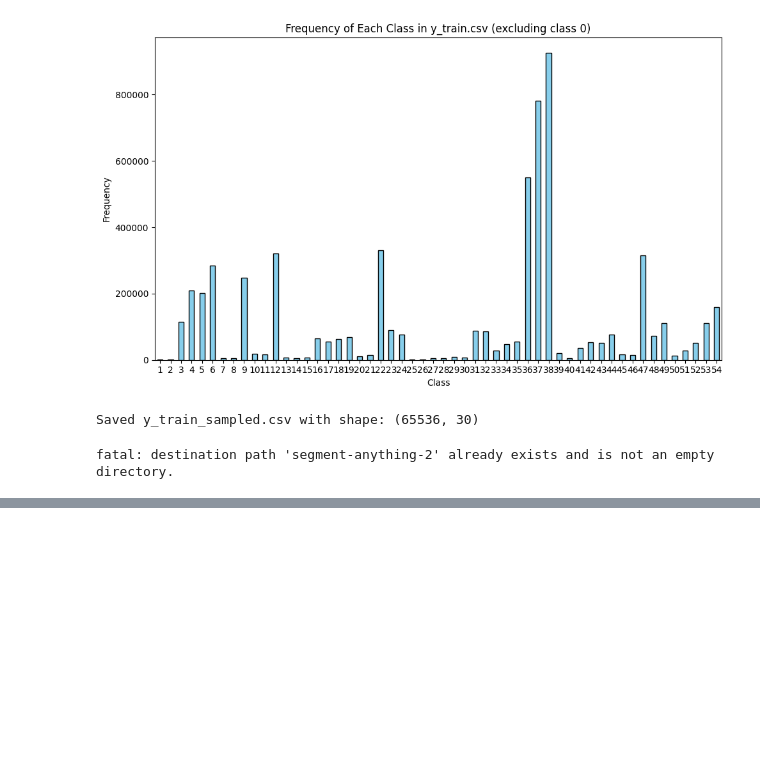
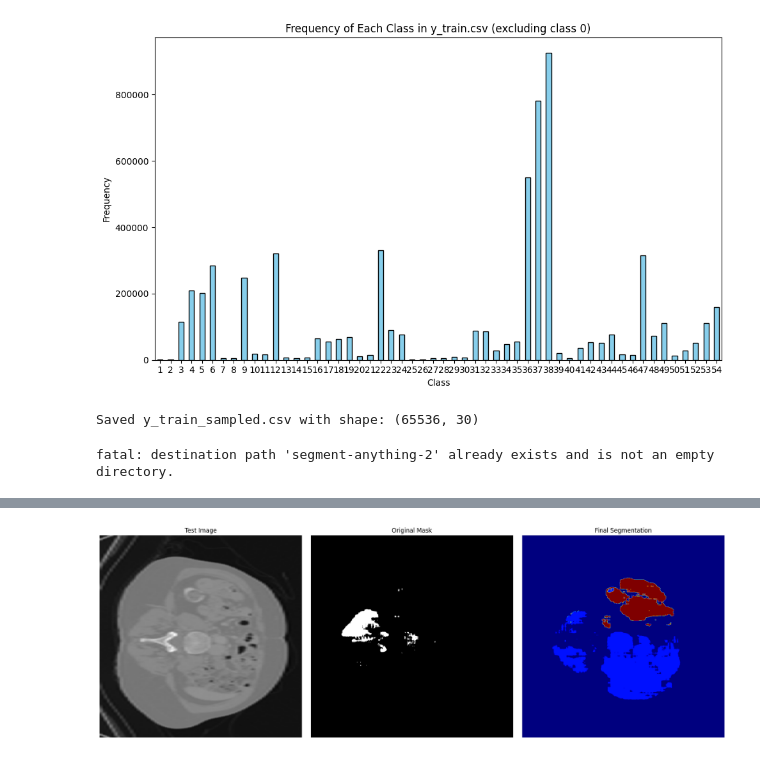
Before and after one commit to lukalafaye/Kaggle, a Jupyter notebook: ct-scan-segmentation.ipynb, the cells around one changed output, grey strips where cells are left out. Drawn from its saved outputs; the diff is of its cells as text; code cells hidden in the pictures; blank space fills up the shorter version.

Commit message:
Kaggle Notebook | CT-scan Segmentation | Version 22

```diff
--- a/ct-scan-segmentation.ipynb
+++ b/ct-scan-segmentation.ipynb
@@ -562,8 +599,8 @@ from sklearn.model_selection import train_test_split
 from sam2.build_sam import build_sam2
 from sam2.sam2_image_predictor import SAM2ImagePredictor
 
-sam2_checkpoint = "/kaggle/working/sam2_hiera_tiny.pt"  # @param ["sam2_hiera_tiny.pt", "sam2_hiera_small.pt", "sam2_hiera_base_plus.pt", "sam2_hiera_large.pt"]
-model_cfg = "sam2_hiera_t.yaml" # @param ["sam2_hiera_t.yaml", "sam2_hiera_s.yaml", "sam2_hiera_b+.yaml", "sam2_hiera_l.yaml"]
+sam2_checkpoint = "/kaggle/working/sam2_hiera_small.pt"  # @param ["sam2_hiera_tiny.pt", "sam2_hiera_small.pt", "sam2_hiera_base_plus.pt", "sam2_hiera_large.pt"]
+model_cfg = "sam2_hiera_s.yaml" # @param ["sam2_hiera_t.yaml", "sam2_hiera_s.yaml", "sam2_hiera_b+.yaml", "sam2_hiera_l.yaml"]
 
 sam2_model = build_sam2(model_cfg, sam2_checkpoint, device="cuda")
 predictor = SAM2ImagePredictor(sam2_model)
@@ -664,0 +705,87 @@ for step in range(1, NO_OF_STEPS + 1):
+# %%
+def read_image(image_path, mask_path):  # read and resize image and mask
+   img = cv2.imread(image_path)[..., ::-1]  # Convert BGR to RGB
+   mask = cv2.imread(mask_path, 0)
+   r = np.min([1024 / img.shape[1], 1024 / img.shape[0]])
+   img = cv2.resize(img, (int(img.shape[1] * r), int(img.shape[0] * r)))
+   mask = cv2.resize(mask, (int(mask.shape[1] * r), int(mask.shape[0] * r)), interpolation=cv2.INTER_NEAREST)
+   return img, mask
+
+def get_points(mask, num_points):  # Sample points inside the input mask
+   points = []
+   coords = np.argwhere(mask > 0)
+   for i in range(num_points):
+       yx = np.array(coords[np.random.randint(len(coords))])
+       points.append([[yx[1], yx[0]]])
+   return np.array(points)
+# %%
+# Randomly select a test image from the test_data
+selected_entry = random.choice(test_data)
+image_path = selected_entry['image']
+mask_path = selected_entry['annotation']
+
+# Load the selected image and mask
+image, mask = read_image(image_path, mask_path)
+
+# Generate random points for the input
+num_samples = 30  # Number of points per segment to sample
+input_points = get_points(mask, num_samples)
+
+# Load the fine-tuned model
+FINE_TUNED_MODEL_WEIGHTS = "fine_tuned_sam2_1000.torch"
+sam2_model = build_sam2(model_cfg, sam2_checkpoint, device="cuda")
+
+# Build net and load weights
+predictor = SAM2ImagePredictor(sam2_model)
+predictor.model.load_state_dict(torch.load(FINE_TUNED_MODEL_WEIGHTS))
+
+# Perform inference and predict masks
+with torch.no_grad():
+   predictor.set_image(image)
+   masks, scores, logits = predictor.predict(
+       point_coords=input_points,
+       point_labels=np.ones([input_points.shape[0], 1])
+   )
+
+# Process the predicted masks and sort by scores
+np_masks = np.array(masks[:, 0])
+np_scores = scores[:, 0]
+sorted_masks = np_masks[np.argsort(np_scores)][::-1]
+
+# Initialize segmentation map and occupancy mask
+seg_map = np.zeros_like(sorted_masks[0], dtype=np.uint8)
+occupancy_mask = np.zeros_like(sorted_masks[0], dtype=bool)
+
+# Combine masks to create the final segmentation map
+for i in range(sorted_masks.shape[0]):
+   mask = sorted_masks[i]
+   if (mask * occupancy_mask).sum() / mask.sum() > 0.15:
+       continue
+
+   mask_bool = mask.astype(bool)
+   mask_bool[occupancy_mask] = False  # Set overlapping areas to False in the mask
+   seg_map[mask_bool] = i + 1  # Use boolean mask to index seg_map
+   occupancy_mask[mask_bool] = True  # Update occupancy_mask
+
+# Visualization: Show the original image, mask, and final segmentation side by side
+plt.figure(figsize=(18, 6))
+
+plt.subplot(1, 3, 1)
+plt.title('Test Image')
+plt.imshow(image)
+plt.axis('off')
+
+plt.subplot(1, 3, 2)
+plt.title('Original Mask')
+plt.imshow(mask, cmap='gray')
+plt.axis('off')
+
+plt.subplot(1, 3, 3)
+plt.title('Final Segmentation')
+plt.imshow(seg_map, cmap='jet')
+plt.axis('off')
+
+plt.tight_layout()
+plt.show()
+# %% [output]
+[figure, added]
```
Also changed, not shown: parts of 8 cells of this notebook.
